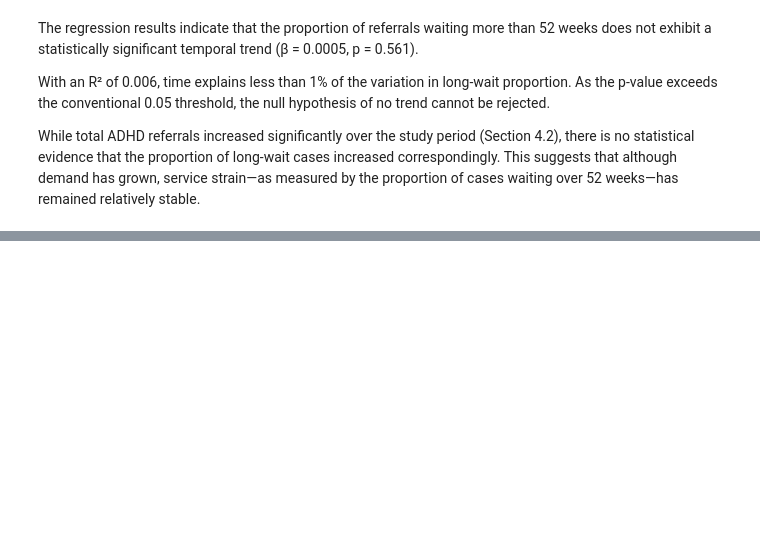
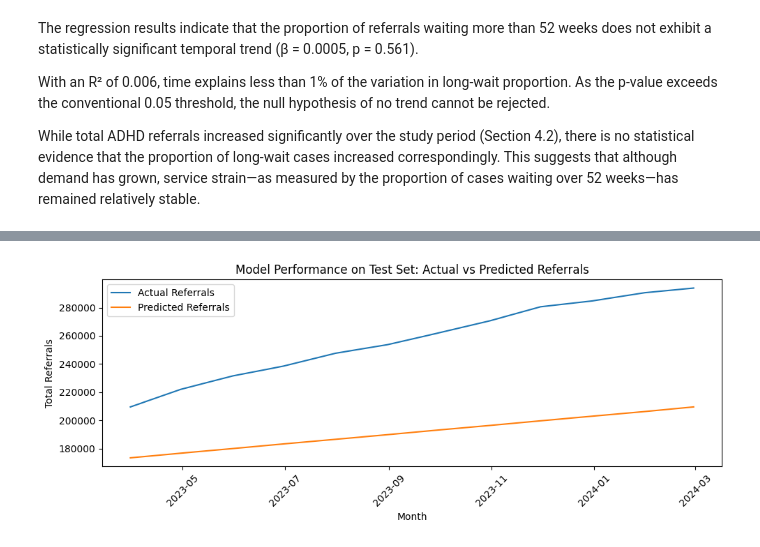
Before and after one commit to szm2701/adhd-demand-forecast-england, a Jupyter notebook: jupyter_notebooks/adhd_demand_analysis_and_forecasting.ipynb, the cells around one changed output, grey strips where cells are left out. Cells and saved outputs as stored; diff of their text form; code cells hidden in the pictures; blank space fills up the shorter version.

Commit message:
Complete Section 5: Forecasting model development, evaluation, and interpretation

```diff
--- a/jupyter_notebooks/adhd_demand_analysis_and_forecasting.ipynb
+++ b/jupyter_notebooks/adhd_demand_analysis_and_forecasting.ipynb
@@ -868,0 +937,12 @@ While total ADHD referrals increased significantly over the study period (Sectio
+# %%
+# Generate predictions for the test dataset
+
+# Prepare predictor values for the test period
+X_test = sm.add_constant(test["time_index"])
+
+# Use the trained model to predict referral demand
+# for the unseen test dataset
+test["predicted_referrals"] = forecast_model.predict(X_test)
+
+# Preview predictions alongside actual referral values
+test.head()
@@ -868,0 +1014,42 @@ While total ADHD referrals increased significantly over the study period (Sectio
+# %%
+# 5.3 Model Evaluation Visualisation
+# Actual vs Predicted (Test Set)
+
+
+import matplotlib.pyplot as plt
+
+# Create a clean comparison plot using only the test period
+plt.figure(figsize=(10, 4))
+
+# Plot actual observed referral counts in the test period
+plt.plot(
+    test["period_end"],
+    test["total_referrals"],
+    label="Actual Referrals"
+)
+
+# Plot model predictions for the same months
+plt.plot(
+    test["period_end"],
+    test["predicted_referrals"],
+    label="Predicted Referrals"
+)
+
+# Add clear titles and axis labels for assessor readability
+plt.title("Model Performance on Test Set: Actual vs Predicted Referrals")
+plt.xlabel("Month")
+plt.ylabel("Total Referrals")
+
+# Rotate date labels for readability
+plt.xticks(rotation=45)
+
+# Add legend to distinguish lines
+plt.legend()
+
+# Prevent label cut-off
+plt.tight_layout()
+
+# Display the figure
+plt.show()
+# %% [output]
+[figure, added]
```
Also changed, not shown: parts of 22 cells of this notebook.
